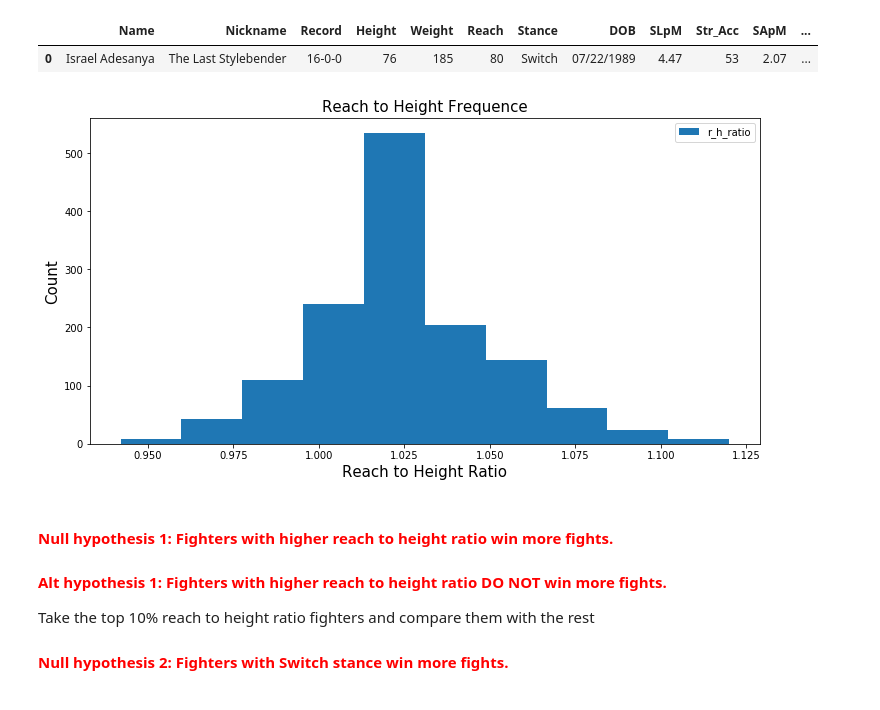
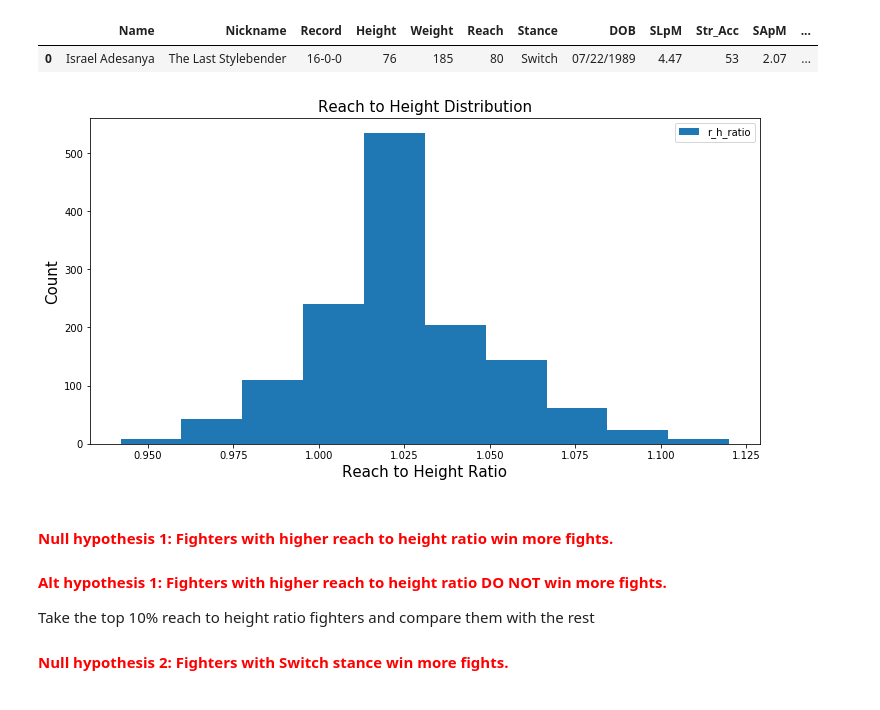
Before and after one commit to victorpena1/UFC_Analysis, a Jupyter notebook: UFC_EDA.ipynb, the cells around one changed output. Saved outputs shown, nothing was run; the diff lists cells and outputs as text; code cells hidden in the pictures.

```diff
--- a/UFC_EDA.ipynb
+++ b/UFC_EDA.ipynb
@@ -231,14 +233,14 @@ df_rhr_cl.head(1)
 # %%
 fig, ax = plt.subplots(figsize= (12,6))
 ax.hist(df_rhr_cl.r_h_ratio)
-ax.set_title("Reach to Height Frequence", fontsize = 15)
+ax.set_title("Reach to Height Distribution", fontsize = 15)
 ax.set_ylabel("Count", fontsize = 15)
 ax.set_xlabel("Reach to Height Ratio", fontsize = 15)
 #plt.xticks(df_by_st.index, rotation='vertical', fontsize = 12)
 ax.legend()
 fig.show()
 # %% [output]
-[figure, old version]
+[figure, new version]
 # %% [markdown]
 #### <span style="color:red">Null hypothesis 1: Fighters with higher reach to height ratio win more fights.</span>
 #### <span style="color:red">Alt hypothesis 1: Fighters with higher reach to height ratio DO NOT win more fights.</span>
```
Also changed, not shown: parts of 17 cells of this notebook.
